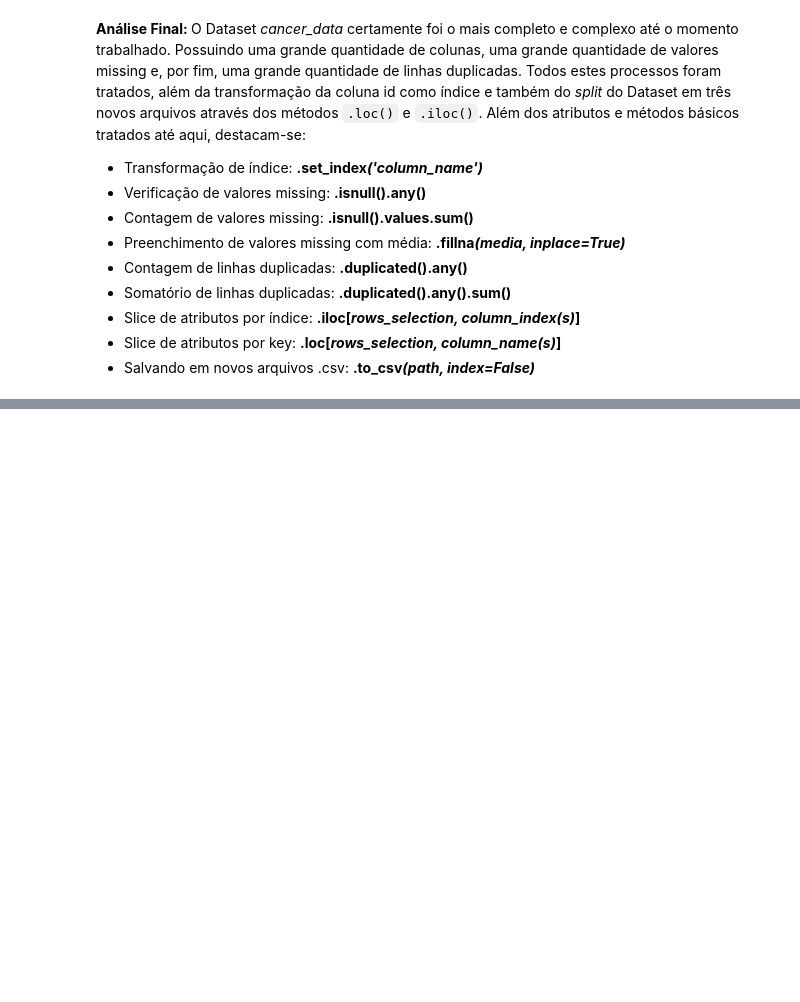
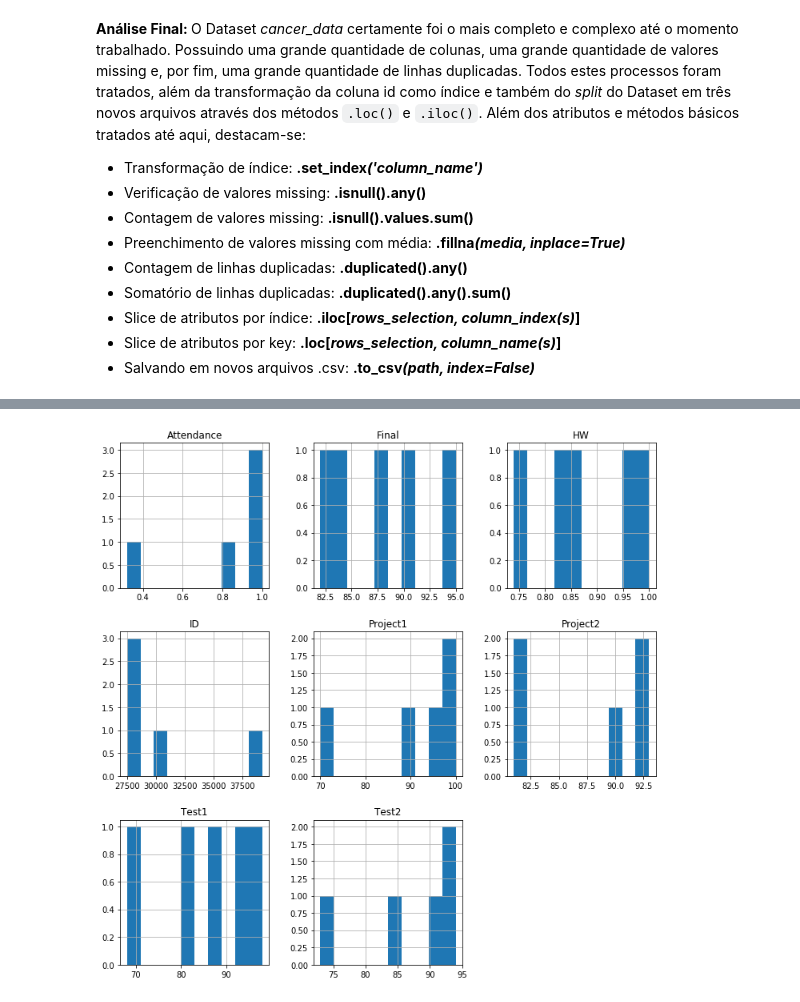
Before and after one commit to RobertoDelamora/data-science-academy, a Jupyter notebook: udacity/fundamentos-data-scientist-I/definitive-toolkit/Pandas_Tutorial.ipynb, the cells around one changed output, grey strips where cells are left out. Drawn from its saved outputs; the diff is of its cells as text; code cells hidden in the pictures; blank space fills up the shorter version.

Commit message:
EDA Pandas

```diff
--- a/udacity/fundamentos-data-scientist-I/definitive-toolkit/Pandas_Tutorial.ipynb
+++ b/udacity/fundamentos-data-scientist-I/definitive-toolkit/Pandas_Tutorial.ipynb
@@ -1336,0 +1731,7 @@ df_cancer_max.to_csv('C:/Users/thiagoPanini/Downloads/datasets/cancer_max.csv',
+# %%
+# Importando biblioteca e lendo arquivo
+import pandas as pd
+% matplotlib inline
+
+df_student = pd.read_csv('C:/Users/thiagoPanini/Downloads/datasets/student-scores.csv')
+df_student.head()
@@ -1336,0 +1766,5 @@ df_cancer_max.to_csv('C:/Users/thiagoPanini/Downloads/datasets/cancer_max.csv',
+# %%
+# Função hist()
+df_student.hist(figsize=(12,12));
+# %% [output]
+[figure, added]
```
Also changed, not shown: parts of 73 cells of this notebook.
